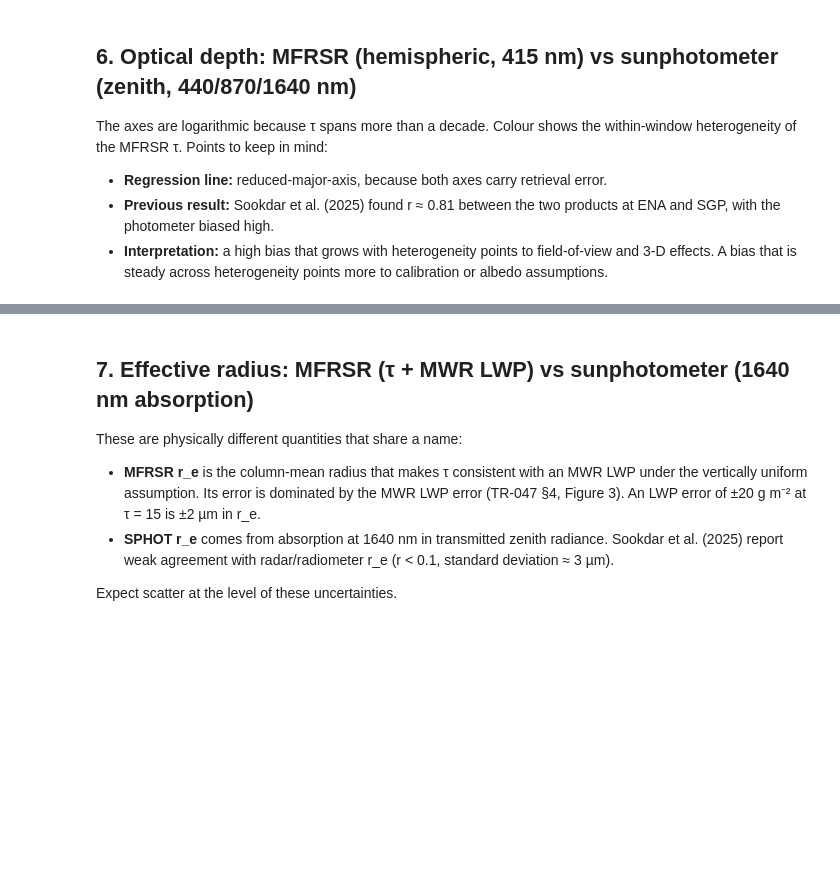
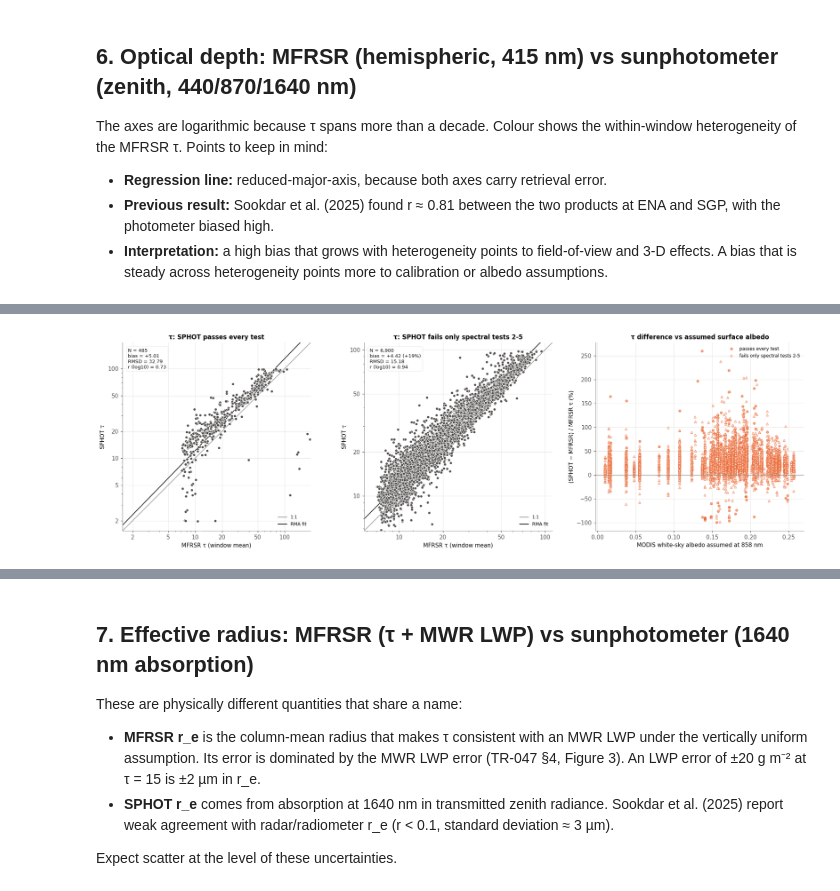
Before and after one commit to andrewjbuggee/Python-Research, a Jupyter notebook: EPCAPE/comparisons/cloud_optical_properties/compare_cloud_optical_properties.ipynb, the cells around one changed output, grey strips where cells are left out. Cells and saved outputs as stored; diff of their text form; code cells hidden in the pictures; blank space fills up the shorter version.

```diff
--- a/EPCAPE/comparisons/cloud_optical_properties/compare_cloud_optical_properties.ipynb
+++ b/EPCAPE/comparisons/cloud_optical_properties/compare_cloud_optical_properties.ipynb
@@ -354,0 +425,45 @@ show(fig, "05_tau_difference_drivers")
+# %%
+crit_strict = sphotcod.Criteria(sza_max_deg=SZA_MAX_DEG)
+crit_relaxed = sphotcod.Criteria(sza_max_deg=SZA_MAX_DEG, ignore_flag_bits=sphotcod.SPECTRAL_SIGNATURE_BITS)
+ok_strict = filters.combine(sphotcod.lwp_criteria(sphot, crit_strict))
+ok_relaxed = filters.combine(sphotcod.lwp_criteria(sphot, crit_relaxed))
+spectral_only = ok_relaxed & ~ok_strict
+
+target_rel = {"sphot_tau": filters.apply(sphot["tau"], ok_relaxed),
+              "sphot_lwp_gm2": filters.apply(sphot["lwp_gm2"], ok_relaxed)}
+if alb858 is not None:
+    target_rel["sphot_albedo_858nm"] = alb858
+sens = collocate.match_to_times(target_rel, {"mfrsr_tau": sources["mfrsr_tau"], "mwr_lwp_gm2": sources["mwr_lwp_gm2"]},
+                                WINDOW_HALF_WIDTH_MIN)
+tau_pair = np.isfinite(sens["sphot_tau"]) & (sens["mfrsr_tau_coverage"] >= MIN_COVERAGE)
+lwp_pair = np.isfinite(sens["sphot_lwp_gm2"]) & (sens["mwr_lwp_gm2_n"] > 0)
+groups = {"passes every test": ok_strict.values, "fails only spectral tests 2-5": spectral_only.values}
+
+fig, axes = plt.subplots(1, 3, figsize=(18, 5.6))
+rows = {}
+for ax, (label, g) in zip(axes[:2], groups.items()):
+    sel = tau_pair.values & g
+    rows[f"tau, {label}"] = plots.scatter_compare(
+        ax, np.where(sel, sens["mfrsr_tau"], np.nan), np.where(sel, sens["sphot_tau"], np.nan), log=True,
+        xlabel="MFRSR τ (window mean)", ylabel="SPHOT τ")
+    ax.set_title(f"τ: SPHOT {label}")
+    sel = lwp_pair.values & g
+    rows[f"LWP (g m-2), {label}"] = paired_stats(np.where(sel, sens["mwr_lwp_gm2"], np.nan),
+                                                 np.where(sel, sens["sphot_lwp_gm2"], np.nan))
+if "sphot_albedo_858nm" in sens:
+    rel = 100 * (sens["sphot_tau"] - sens["mfrsr_tau"]) / sens["mfrsr_tau"]
+    for label, g, mk in [("passes every test", groups["passes every test"], "o"),
+                         ("fails only spectral tests 2-5", groups["fails only spectral tests 2-5"], "^")]:
+        sel = tau_pair.values & g
+        axes[2].plot(sens["sphot_albedo_858nm"].values[sel], rel.values[sel], mk, ms=4, ls="none",
+                     color=COLORS["SPHOT"], mfc="white" if mk == "^" else COLORS["SPHOT"], alpha=0.6, label=label)
+    axes[2].axhline(0, color="#8a8984", lw=1)
+    axes[2].set_xlabel("MODIS white-sky albedo assumed at 858 nm")
+    axes[2].set_ylabel("(SPHOT − MFRSR) / MFRSR τ (%)")
+    axes[2].set_title("τ difference vs assumed surface albedo")
+    axes[2].legend(fontsize=8)
+fig.tight_layout()
+show(fig, "05b_spectral_test_sensitivity")
+display(plots.stats_table(rows))
+# %% [output]
+[figure, added]
```
Also changed, not shown: parts of 25 cells of this notebook, 39 other files.
